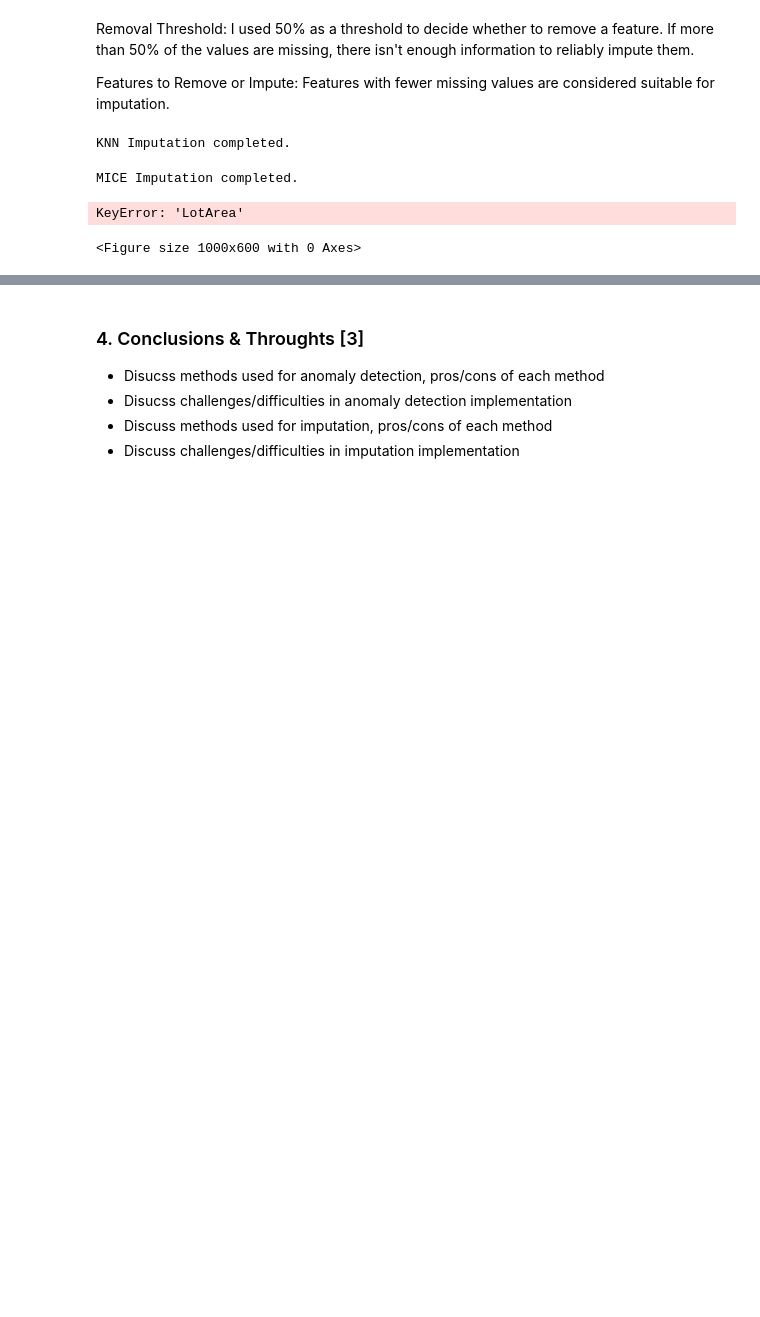
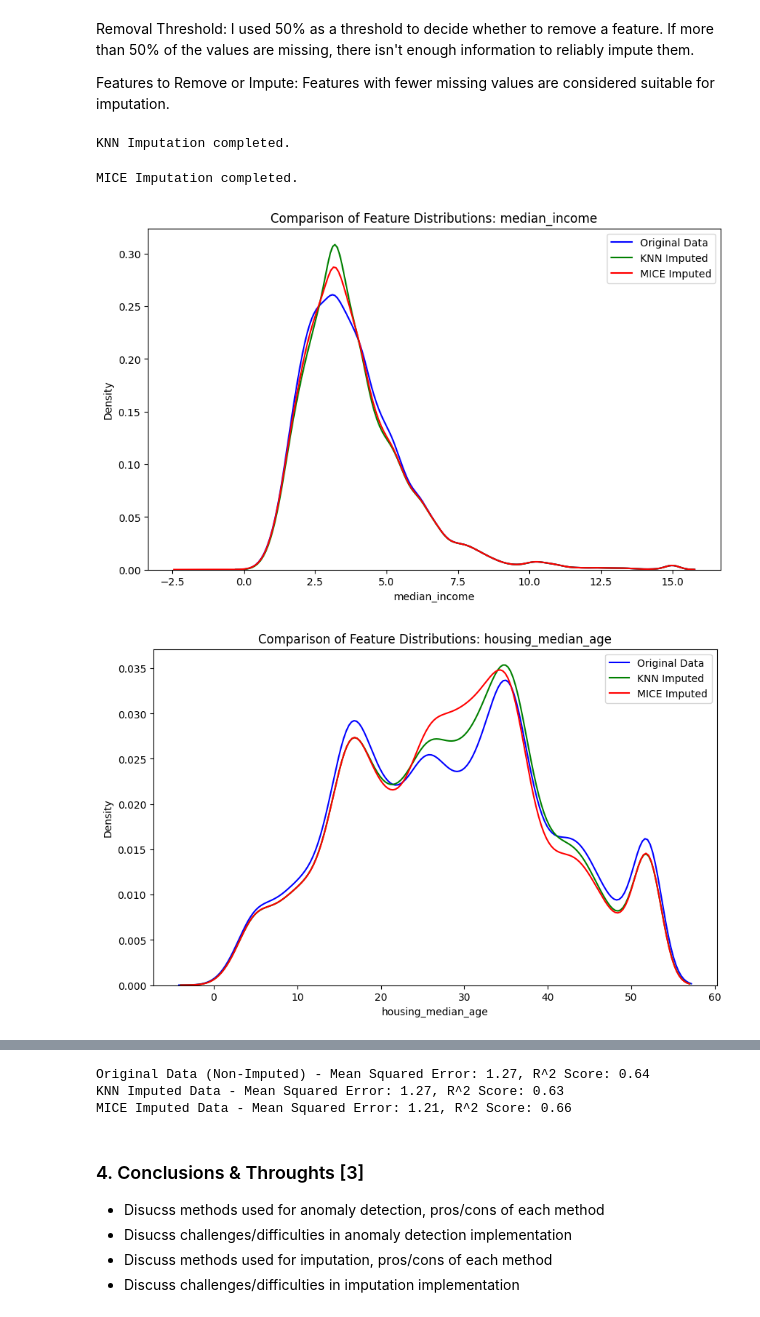
Before and after one commit to RDRWarrior/CSC1035_Java101, a Jupyter notebook: Coursework/CSC3831_Final_Assessment.ipynb, the cells around one changed output, grey strips where cells are left out. Drawn from its saved outputs; the diff is of its cells as text; code cells hidden in the pictures; blank space fills up the shorter version.

```diff
--- a/Coursework/CSC3831_Final_Assessment.ipynb
+++ b/Coursework/CSC3831_Final_Assessment.ipynb
@@ -381,23 +381,23 @@ MICE Imputation completed.
 # %%
 import matplotlib.pyplot as plt
 import seaborn as sns
 
 # Load the original dataset for comparison
 houses = pd.read_csv('https://raw.githubusercontent.com/PaoloMissier/CSC3831-2021-22/main/IMPUTATION/TARGET-DATASETS/ORIGINAL/houses.csv', header=0)
 
 # Plot distribution comparisons for key features
-key_features = ['LotArea', 'GarageArea', 'SalePrice']  # Example features to visualize
+key_features = ['median_income', 'housing_median_age', 'population']
 
 for feature in key_features:
     plt.figure(figsize=(10, 6))
     sns.kdeplot(houses[feature], label='Original Data', color='blue')
     sns.kdeplot(houses_knn_imputed[feature], label='KNN Imputed', color='green')
     sns.kdeplot(houses_mice_imputed[feature], label='MICE Imputed', color='red')
     plt.title(f'Comparison of Feature Distributions: {feature}')
     plt.xlabel(feature)
     plt.ylabel('Density')
     plt.legend()
     plt.show()
 # %% [output]
-KeyError: 'LotArea'
-<Figure size 1000x600 with 0 Axes>
+[figure, added]
+[figure, added]
@@ -404,3 +423,24 @@ KeyError: 'LotArea'
+# %%
+from sklearn.linear_model import LinearRegression
+from sklearn.metrics import mean_squared_error, r2_score
+
+# Function to train and evaluate a regression model
+def train_and_evaluate(X_train, X_test, y_train, y_test, label):
+    model = LinearRegression()
+    model.fit(X_train, y_train)
+    y_pred = model.predict(X_test)
+    mse = mean_squared_error(y_test, y_pred)
+    r2 = r2_score(y_test, y_pred)
+    print(f"{label} - Mean Squared Error: {mse:.2f}, R^2 Score: {r2:.2f}")
+
+# Train and evaluate on each dataset
+train_and_evaluate(X_train_original, X_test_original, y_train_original, y_test_original, "Original Data (Non-Imputed)")
+train_and_evaluate(X_train_knn, X_test_knn, y_train_knn, y_test_knn, "KNN Imputed Data")
+train_and_evaluate(X_train_mice, X_test_mice, y_train_mice, y_test_mice, "MICE Imputed Data")
+# %% [output]
+Original Data (Non-Imputed) - Mean Squared Error: 1.27, R^2 Score: 0.64
+KNN Imputed Data - Mean Squared Error: 1.27, R^2 Score: 0.63
+MICE Imputed Data - Mean Squared Error: 1.21, R^2 Score: 0.66
 # %% [markdown]
 ### 4. Conclusions & Throughts [3]
 - Disucss methods used for anomaly detection, pros/cons of each method
```
Also changed, not shown: parts of 2 cells of this notebook.
